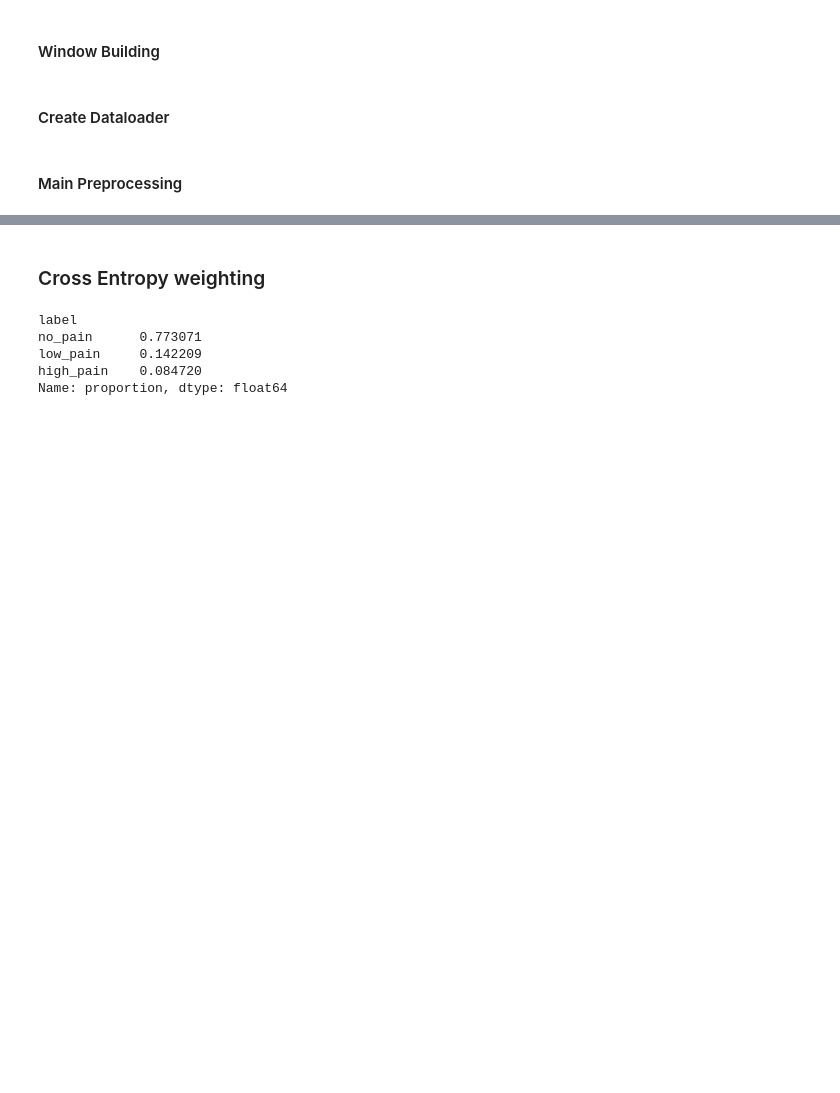
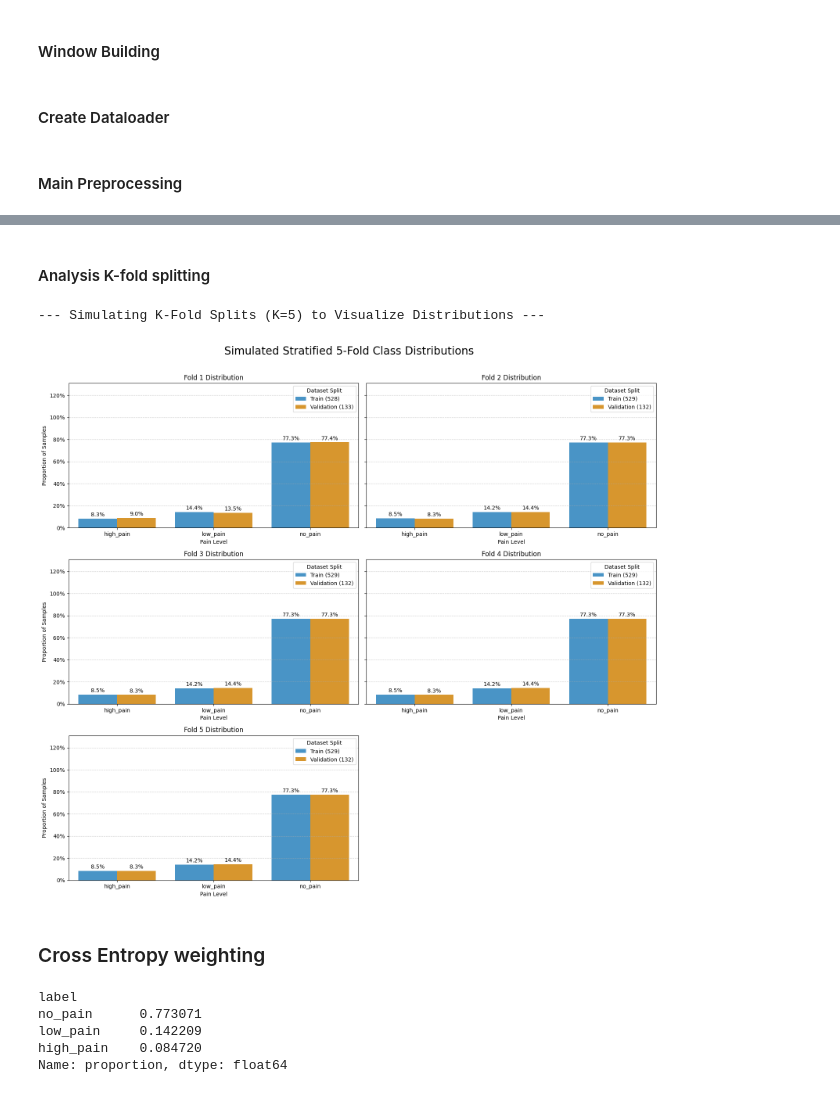
Before and after one commit to jonelrelucio/AN2DL-2025, a Jupyter notebook: challenge1.ipynb, the cells around one changed output, grey strips where cells are left out. Drawn from its saved outputs; the diff is of its cells as text; code cells hidden in the pictures; blank space fills up the shorter version.

```diff
--- a/challenge1.ipynb
+++ b/challenge1.ipynb
@@ -550,3 +616,74 @@ Plotting sample_index: 7 (Label: no_pain)
+# %% [markdown]
+#### Analysis K-fold splitting
+# %%
+import math
+import matplotlib.ticker as mtick
+
+print(f"--- Simulating K-Fold Splits (K={K}) to Visualize Distributions ---")
+
+# --- 1. Prepare Data for Stratification ---
+df_unique_labels = df_labels.drop_duplicates(subset=['sample_index']).set_index('sample_index')
+unique_samples = df_train['sample_index'].unique()
+y_stratify = df_unique_labels.loc[unique_samples]['label'].values
+
+# --- 2. Initialize the StratifiedKFold Object ---
+skf = StratifiedKFold(n_splits=K, shuffle=True, random_state=SEED)
+
+# --- 3. Set up the Plotting Grid ---
+n_cols = 2
+n_rows = math.ceil(K / n_cols)
+fig, axes = plt.subplots(n_rows, n_cols, figsize=(16, 5 * n_rows), sharey=True)
+axes = axes.flatten()
+
+# --- 4. Loop Through Each Simulated Fold and Plot ---
+for fold_idx, (train_indices, val_indices) in enumerate(skf.split(unique_samples, y_stratify)):
+    ax = axes[fold_idx]
+
+    train_sids_fold = unique_samples[train_indices]
+    val_sids_fold = unique_samples[val_indices]
+
+    df_train_labels_fold = df_labels[df_labels['sample_index'].isin(train_sids_fold)]
+    df_val_labels_fold = df_labels[df_labels['sample_index'].isin(val_sids_fold)]
+
+    train_props = df_train_labels_fold['label'].value_counts(normalize=True).rename('proportion').reset_index()
+    train_props['Split'] = f'Train ({len(df_train_labels_fold)})'
+    val_props = df_val_labels_fold['label'].value_counts(normalize=True).rename('proportion').reset_index()
+    val_props['Split'] = f'Validation ({len(df_val_labels_fold)})'
+
+    df_plot = pd.concat([train_props, val_props])
+    class_order = sorted(df_plot['label'].unique())
+
+    sns.barplot(x='label', y='proportion', hue='Split', data=df_plot, ax=ax, palette=['#3498db', '#f39c12'], order=class_order)
+
+    # --- CORRECTED ANNOTATION LOOP ---
+    for p in ax.patches:
+        # Only add an annotation if the bar has a visible height
+        if p.get_height() > 0:
+            proportion = p.get_height()
+            percentage_text = f'{proportion:.1%}'
+            x = p.get_x() + p.get_width() / 2
+            y = p.get_height() + 0.01
+            ax.annotate(percentage_text, (x, y), ha='center', va='bottom', fontsize=10, color='black')
+
+    # --- Customize the Subplot ---
+    ax.set_title(f'Fold {fold_idx + 1} Distribution')
+    ax.set_ylabel('Proportion of Samples')
+    ax.set_xlabel('Pain Level')
+    ax.yaxis.set_major_formatter(mtick.PercentFormatter(1.0))
+    ax.legend(title='Dataset Split')
+    ax.grid(axis='y', linestyle='--', alpha=0.6)
+    ax.set_ylim(0, ax.get_ylim()[1] * 1.1)
+
+# --- 5. Final Touches ---
+for i in range(K, len(axes)):
+    axes[i].set_visible(False)
+
+plt.suptitle(f'Simulated Stratified {K}-Fold Class Distributions', fontsize=20)
+plt.tight_layout(rect=[0, 0.03, 1, 0.97])
+plt.show()
+# %% [output]
+--- Simulating K-Fold Splits (K=5) to Visualize Distributions ---
+[figure, added]
 # %% [markdown]
 ### Cross Entropy weighting
 # %%
```
Also changed, not shown: parts of 19 cells of this notebook.
